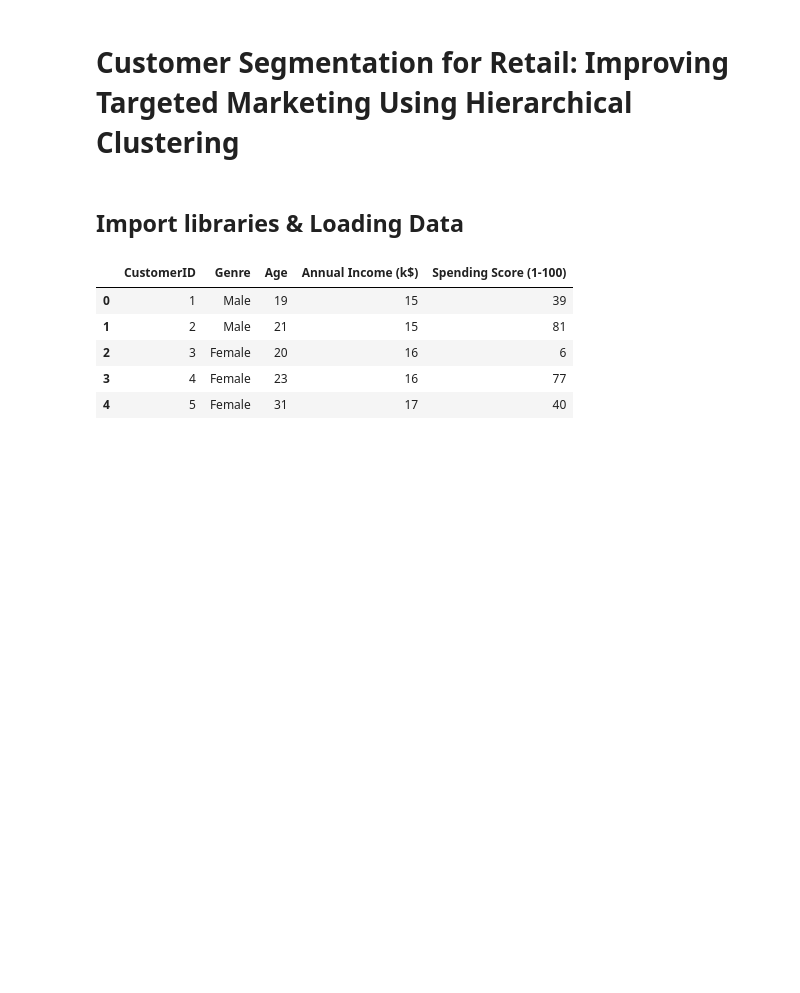
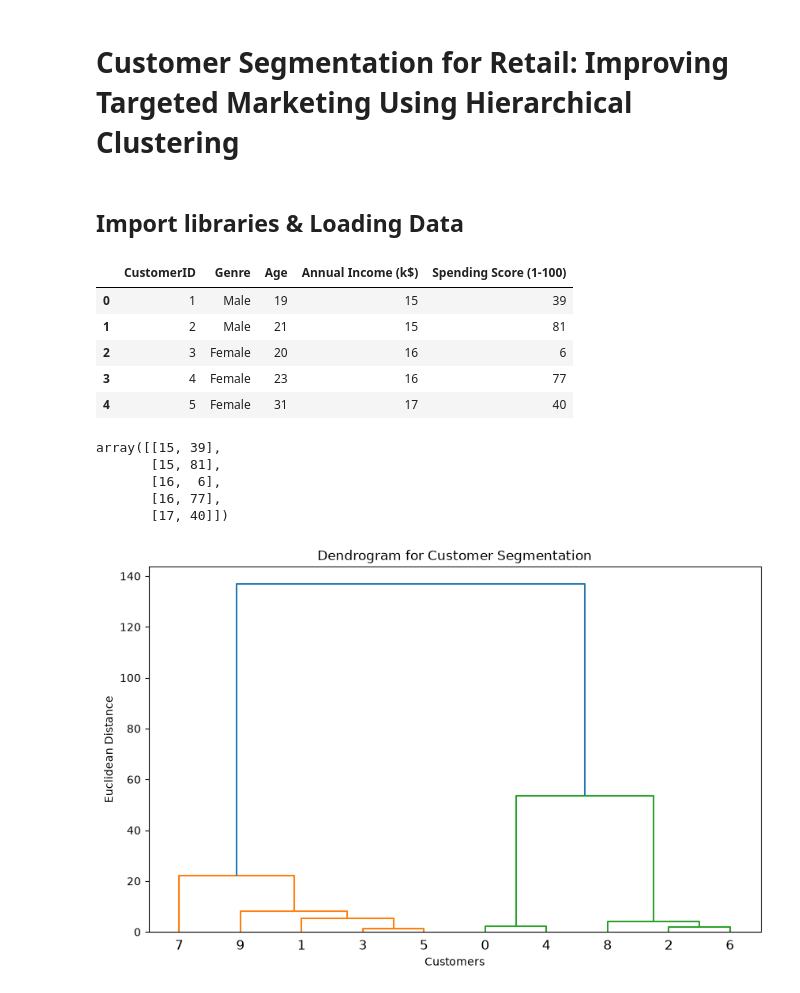
Before and after one commit to neeraj654123/Data-Science, a Jupyter notebook: Unsupervised Learning K Means/02_Hirarchical_clusterig.ipynb, the cells around one changed output. Drawn from its saved outputs; the diff is of its cells as text; code cells hidden in the pictures; blank space fills up the shorter version.

```diff
--- a/Unsupervised Learning K Means/02_Hirarchical_clusterig.ipynb
+++ b/Unsupervised Learning K Means/02_Hirarchical_clusterig.ipynb
@@ -17,3 +17,24 @@ df.head()
 | 2 | 3 | Female | 20 | 16 | 6 |
 | 3 | 4 | Female | 23 | 16 | 77 |
 | 4 | 5 | Female | 31 | 17 | 40 |
+# %%
+X = df.iloc[:, [3, 4]].values   # Column 3 = Annual Income, Column 4 = Spending Score
+X[:5]
+# %% [output]
+array([[15, 39],
+       [15, 81],
+       [16,  6],
+       [16, 77],
+       [17, 40]])
+# %%
+# Creating Dendrogram
+
+plt.figure(figsize=(10, 6))
+dendrogram = sch.dendrogram(sch.linkage(X[:10], method='ward'))
+
+plt.title("Dendrogram for Customer Segmentation")
+plt.xlabel("Customers")
+plt.ylabel("Euclidean Distance")
+plt.show()
+# %% [output]
+[figure, added]
```
Also changed, not shown: parts of 3 cells of this notebook.
